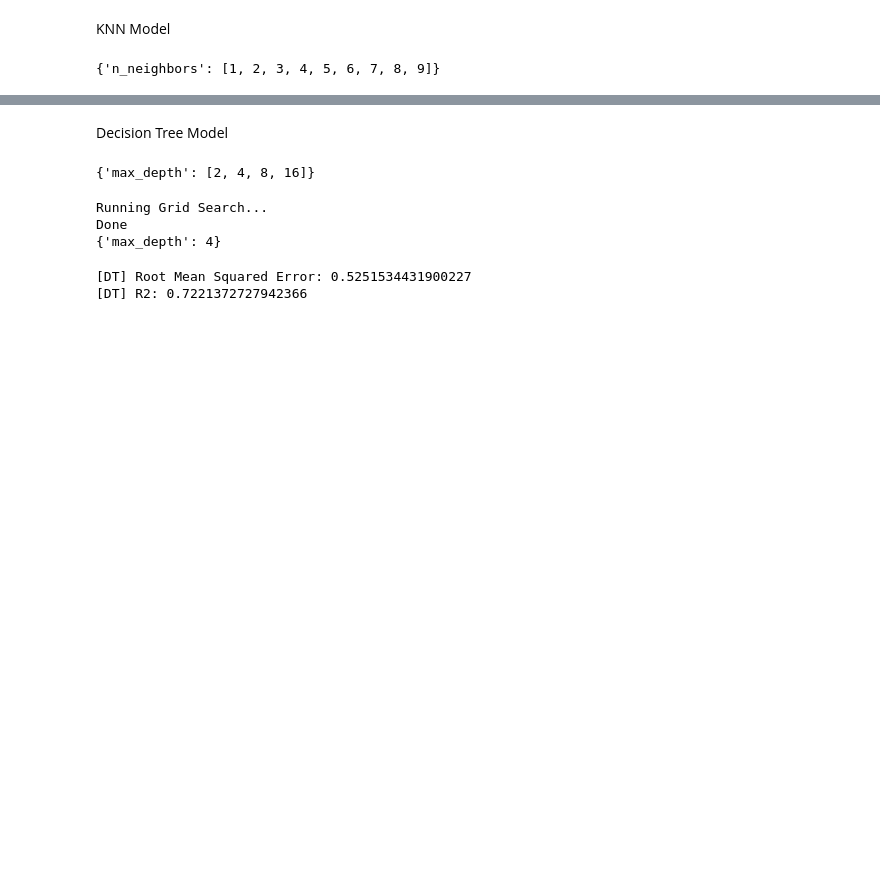
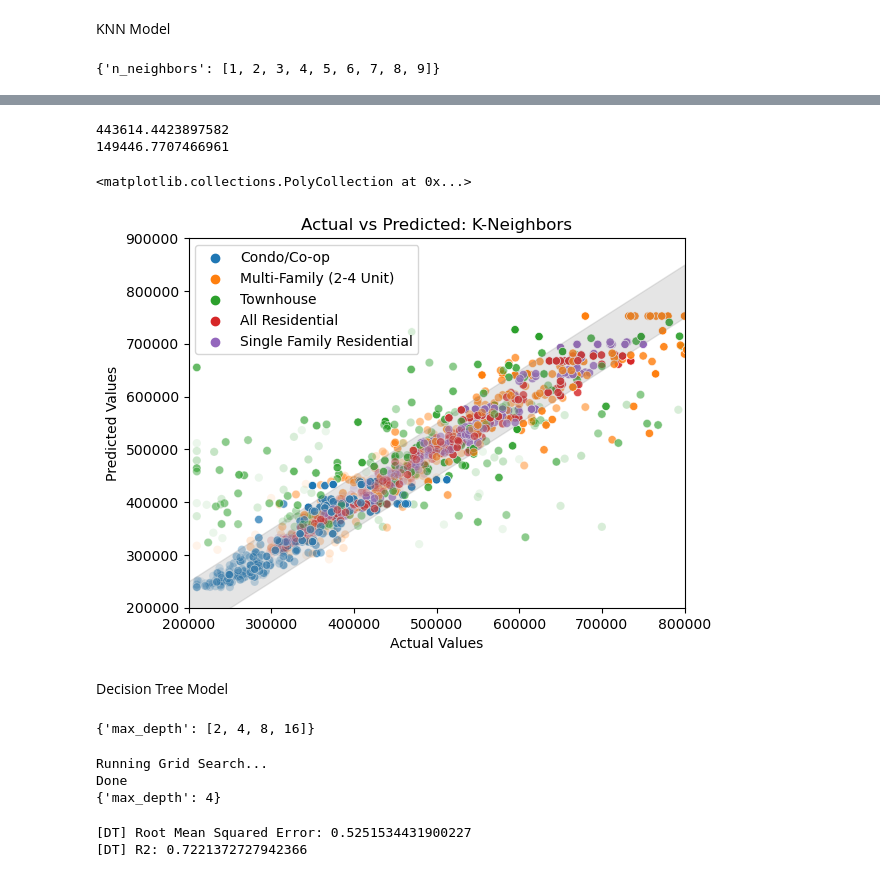
Before and after one commit to Fefe-Hern/Living, a Jupyter notebook: 4_python_analysis/redfin_analysis (S).ipynb, the cells around one changed output, grey strips where cells are left out. Drawn from its saved outputs; the diff is of its cells as text; code cells hidden in the pictures; blank space fills up the shorter version.

```diff
--- a/4_python_analysis/redfin_analysis (S).ipynb
+++ b/4_python_analysis/redfin_analysis (S).ipynb
@@ -44,0 +29,4 @@ memory usage: 230.8 KB
+# %%
+redfin.info()
+median_sale_mean = redfin['label'].mean()
+median_sale_std = redfin['label'].std()
@@ -69,7 +75,7 @@ print(y_std)
 1405   -0.057663
 Name: label, Length: 1406, dtype: float64
 # %%
-X_train, X_test, y_train, y_test = train_test_split(X_std, y_std, test_size=0.3, random_state=1234)
+X_train, X_test, y_train, y_test = train_test_split(X_std, y_std, test_size=0.5)
 print(X_train.shape)
 print(X_test.shape)
 print(y_train.shape)
@@ -161,0 +170,7 @@ print('[KNN] R2: {0}'.format(KNN_r2))
+# %%
+redfin['K-Neighbors'] = best_model_KNN.predict(X_std)
+print(redfin['K-Neighbors'])
+
+# We have the predictions as Z-Scores, need to convert back to actual values
+redfin['K-Neighbors'] = redfin['K-Neighbors'].apply(lambda x: x * median_sale_std + median_sale_mean)
+print(redfin['K-Neighbors'])
@@ -162,3 +195,17 @@ print('[KNN] R2: {0}'.format(KNN_r2))
+# %%
+print(median_sale_mean)
+print(median_sale_std)
+# %% [output]
+443614.4423897582
+149446.7707466961
+# %%
+from plot_redfin import plotRedfinScatter
+plot = plotRedfinScatter('label', 'K-Neighbors', redfin)
+plot.set(xlabel='Actual Values', ylabel='Predicted Values', title='Actual vs Predicted: K-Neighbors')
+plot.fill_between([200000, 800000], [150000, 750000], [250000, 850000],  color='gray', alpha=0.2)
+# %% [output]
+<matplotlib.collections.PolyCollection at 0x...>
+[figure, added]
 # %% [markdown]
 Decision Tree Model
 # %%
```
Also changed, not shown: parts of 13 cells of this notebook, 7 other files.
